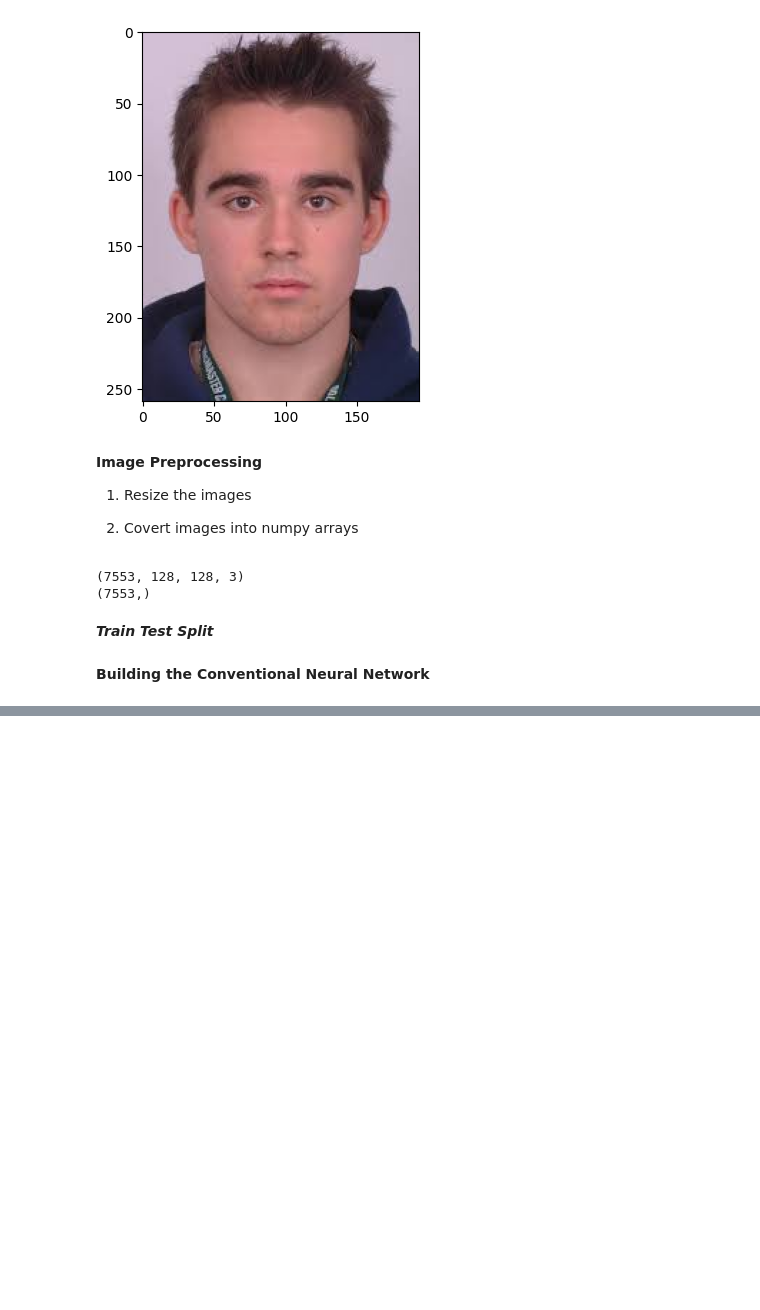
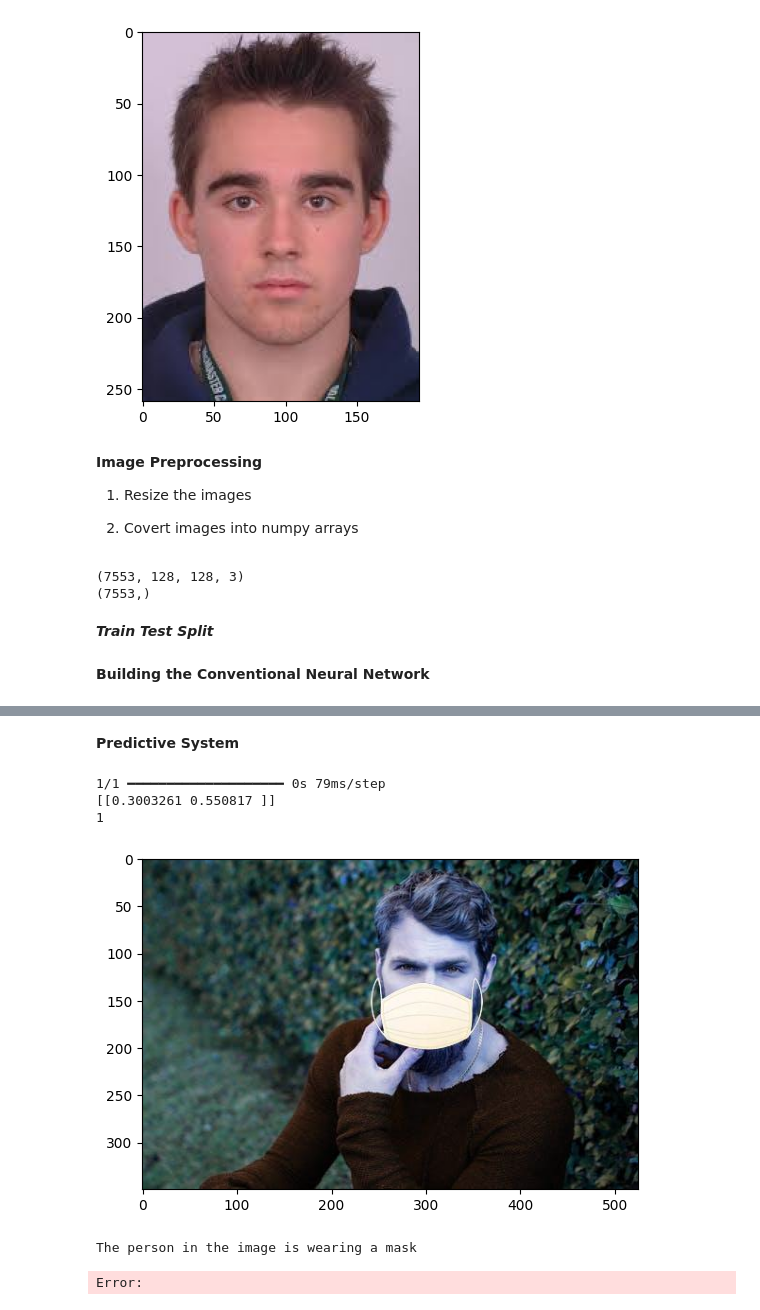
Before and after one commit to chaitugujjula00/Machine-Learning-Models, a Jupyter notebook: Face Mask Detection/face_mask_detection.ipynb, the cells around one changed output, grey strips where cells are left out. Cells and saved outputs as stored; diff of their text form; code cells hidden in the pictures; blank space fills up the shorter version.

Commit message:
face mask done

```diff
--- a/Face Mask Detection/face_mask_detection.ipynb
+++ b/Face Mask Detection/face_mask_detection.ipynb
@@ -128,0 +170,35 @@ AttributeError: module 'tensorflow.keras.layers' has no attribute 'conv2D'
+# %% [markdown]
+**Predictive System**
+# %%
+input_image_path = input('path of the image to be predicted: ')
+
+input_image = cv2.imread(input_image_path)
+
+input_image_resized = cv2.resize(input_image, (128,128))
+
+input_image_scaled = input_image_resized/255
+input_image_reshaped = np.reshape(input_image_scaled, [1,128,128,3])
+
+input_prediction = model.predict(input_image_reshaped)
+
+print(input_prediction)
+
+input_pred_label = np.argmax(input_prediction)
+
+print(input_pred_label)
+
+# img = mpimg.imread(input_image_path)
+imgplot = plt.imshow(input_image)
+plt.show()
+
+if input_pred_label == 1:
+    print('The person in the image is wearing a mask')
+else:
+    print('The person in the image is not wearing a mask')
+# %% [output]
+1/1 ━━━━━━━━━━━━━━━━━━━━ 0s 79ms/step
+[[0.3003261 0.550817 ]]
+1
+[figure, added]
+The person in the image is wearing a mask
+Error:
```
Also changed, not shown: parts of 7 cells of this notebook.
